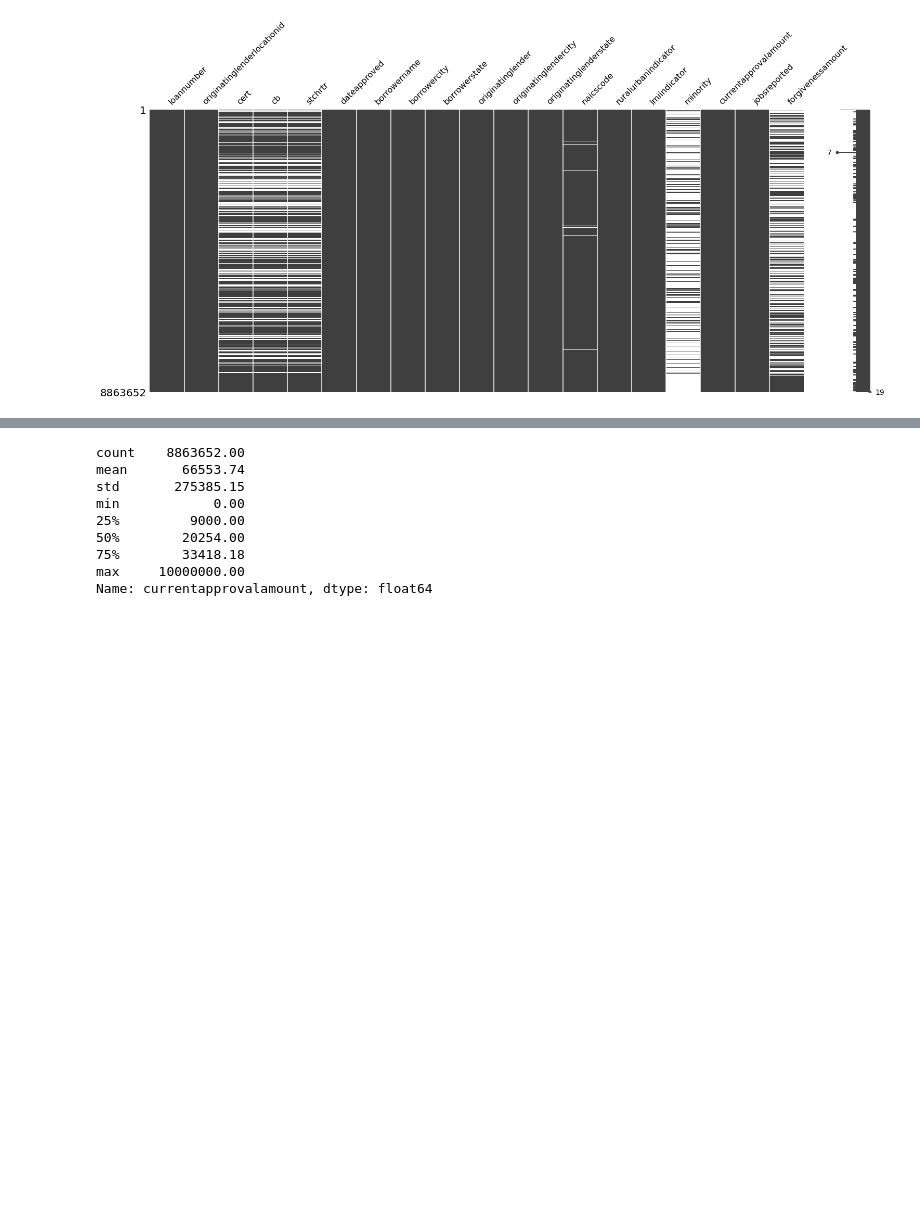
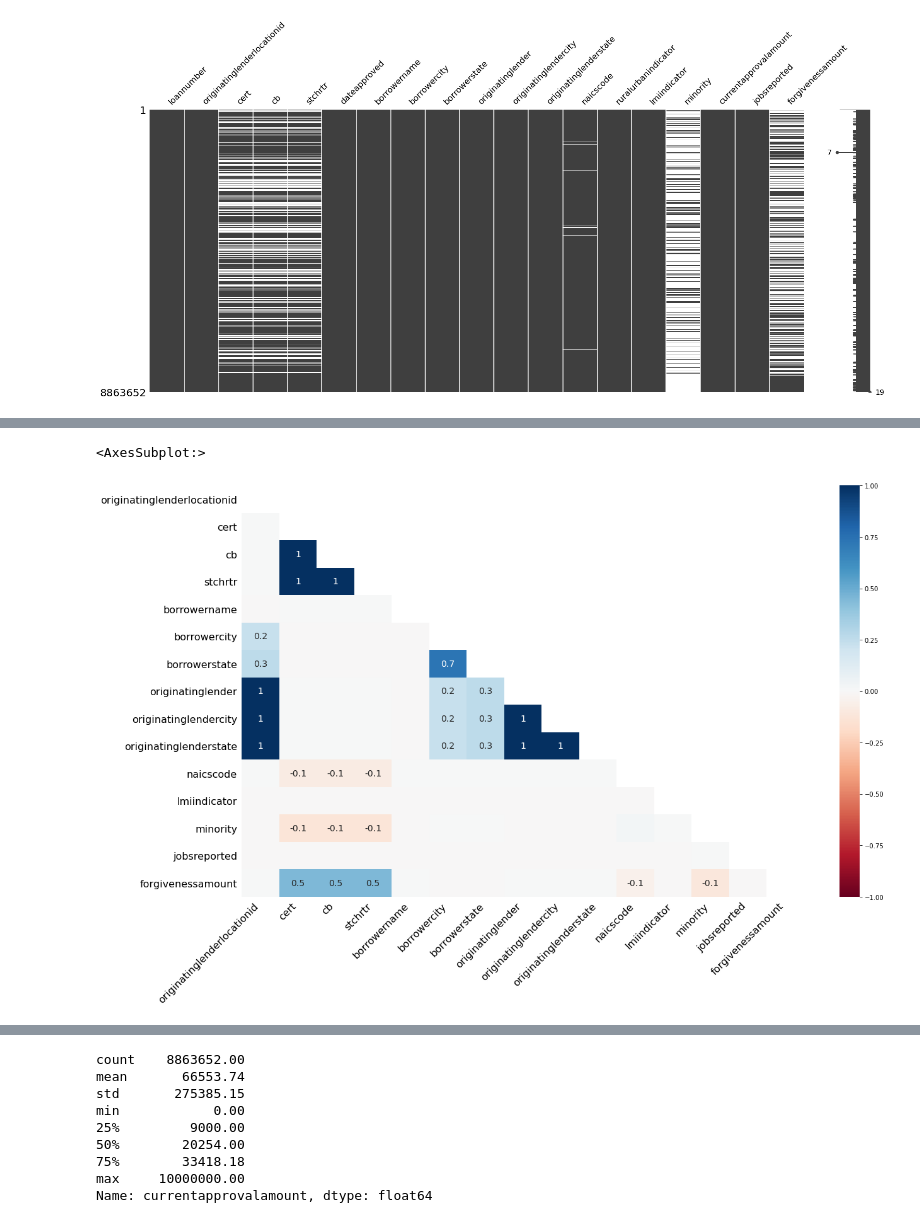
Before and after one commit to Jyve00/PPP_Loans, a Jupyter notebook: Data/EDA.ipynb, the cells around one changed output, grey strips where cells are left out. Saved outputs shown, nothing was run; the diff lists cells and outputs as text; code cells hidden in the pictures; blank space fills up the shorter version.

```diff
--- a/Data/EDA.ipynb
+++ b/Data/EDA.ipynb
@@ -69,0 +75,5 @@ msno.matrix(df)
+# %%
+msno.heatmap(df)
+# %% [output]
+<AxesSubplot:>
+[figure, added]
```
Also changed, not shown: parts of 2 cells of this notebook.
